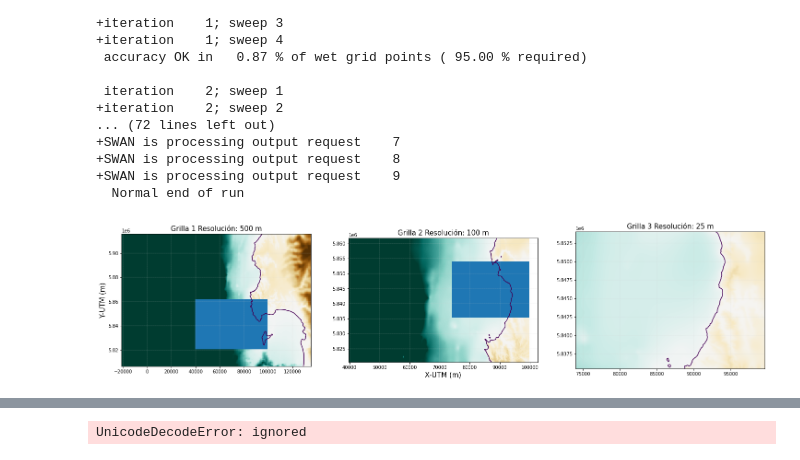
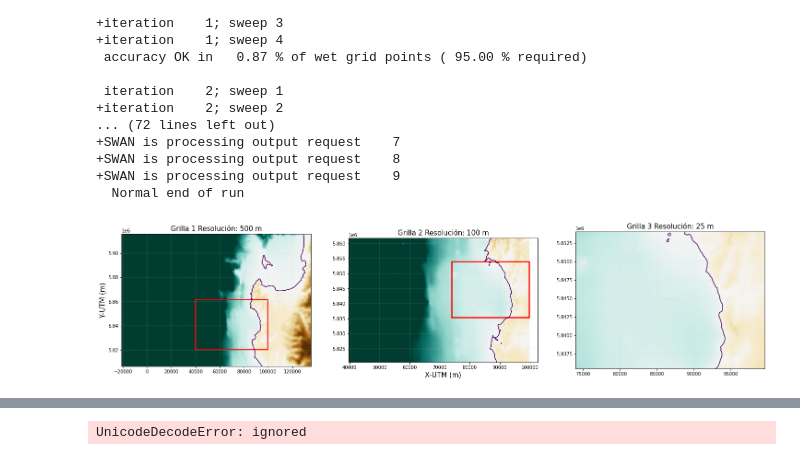
Before and after one commit to mqquiroz/SWAN, a Jupyter notebook: SWAN_Ejemplo.ipynb, the cells around one changed output, grey strips where cells are left out. Drawn from its saved outputs; the diff is of its cells as text; code cells hidden in the pictures.

```diff
--- a/SWAN_Ejemplo.ipynb
+++ b/SWAN_Ejemplo.ipynb
@@ -111,29 +111,29 @@ z25 = np.loadtxt('batg25.bot')
 # %%
 #Creamos el grafico
 alto  = 12.5
 ancho = 25
 
 fig, ax = plt.subplots(1,3,figsize=(ancho,alto))
 ax = ax.ravel()
 
 Z = ['500','100','25']
 cmap=plt.cm.BrBG_r
 
 for i in range(len(ax)):
   ax[i].pcolormesh(eval('x'+Z[i]),eval('y'+Z[i]),eval('z'+Z[i]),cmap=cmap,vmin=-1000,vmax=1000)
   ax[i].contour(eval('x'+Z[i]),eval('y'+Z[i]),eval('z'+Z[i]),levels=[0])
   ax[i].set_title('Grilla '+str(i+1)+' Resolución: '+Z[i]+' m',fontsize=15)
   ax[i].set_aspect('equal')
   #ax[i].set_xlim(min(tiempo),max(tiempo))
   ax[i].grid(color='lightgray', linestyle='--', linewidth=0.25)
   if i == 0:
     ax[i].set_ylabel('Y-UTM (m)',fontsize=15)
   elif i == 1:
     ax[i].set_xlabel('X-UTM (m)',fontsize=15)
   if i in [0,1]:
-    ax[i].add_patch(Rectangle((np.min(eval('x'+Z[i+1])), np.min(eval('y'+Z[i+1]))), np.max(eval('x'+Z[i+1]))-np.min(eval('x'+Z[i+1])), np.max(eval('y'+Z[i+1]))-np.min(eval('y'+Z[i+1]))))
+    ax[i].add_patch(Rectangle((np.min(eval('x'+Z[i+1])), np.min(eval('y'+Z[i+1]))), np.max(eval('x'+Z[i+1]))-np.min(eval('x'+Z[i+1])), np.max(eval('y'+Z[i+1]))-np.min(eval('y'+Z[i+1])), fill=None,edgecolor='r',linewidth=2.5))
 
 
 plt.show()
 # %% [output]
-[figure, old version]
+[figure, new version]
```
Also changed, not shown: parts of 6 cells of this notebook.
